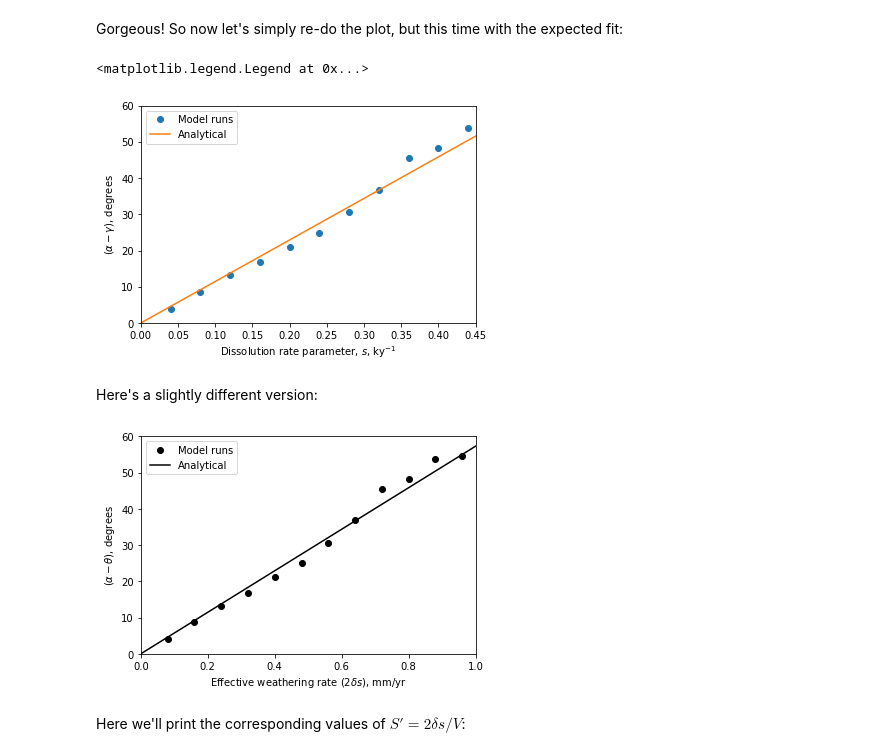
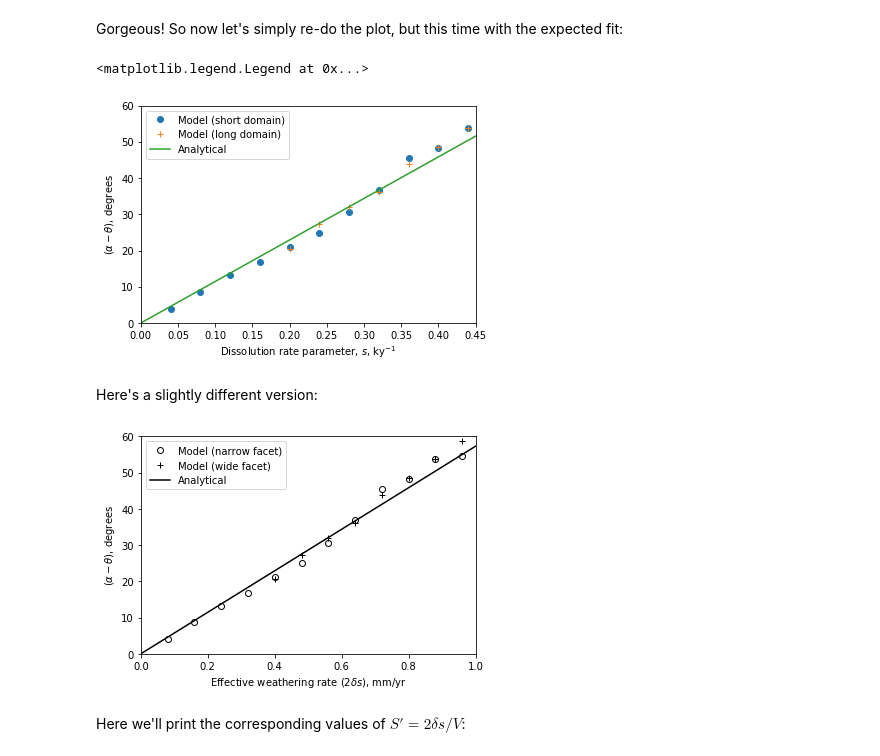
Before and after one commit to gregtucker/facetmorphology, a Jupyter notebook: DataAnalysis/fit_facet_angle_wxing_param.ipynb, the cells around one changed output. Drawn from its saved outputs; the diff is of its cells as text; code cells hidden in the pictures.

```diff
--- a/DataAnalysis/fit_facet_angle_wxing_param.ipynb
+++ b/DataAnalysis/fit_facet_angle_wxing_param.ipynb
@@ -50,3 +50,23 @@ Dissolution rate parameter (1/yr) Gradient (m/m) Slope angle (deg)
 0.0004 0.20656848025185617 11.671342495104037
 0.00044 0.10706918513524637 6.11133034512308
 0.00048 0.09597515674461617 5.482180025836164
+# %%
+filename = 'dissolution_long_domain20190311.csv'
+# %%
+# Count number of lines in file
+num_lines = len(open(filename).readlines(  ))
+
+# Create data arrays
+diss_param_long = np.zeros(num_lines - 2)  # skip 2 header lines
+facet_angle_long = np.zeros(num_lines - 2)
+
+# Read data
+with open(filename, 'r') as csvfile:
+    myreader = csv.reader(csvfile)
+    i = 0
+    for row in myreader:
+        print(' '.join(row))
+        if i >= 2:
+            diss_param_long[i-2] = row[0]
+            facet_angle_long[i-2] = row[2]
+        i += 1
@@ -116,35 +148,38 @@ print(b_exp)
 Gorgeous! So now let's simply re-do the plot, but this time with the expected fit:
 # %%
 plt.plot(1000.0 * diss_param, y, 'o')
+plt.plot(1000.0 * diss_param_long, 60.0 - facet_angle_long, '+')
 plt.plot([0.0, 0.45], [0.0, b_exp * 0.00045])
 plt.xlabel(r'Dissolution rate parameter, $s$, ky$^{-1}$')
-plt.ylabel(r'($\alpha - \gamma$), degrees')
+plt.ylabel(r'($\alpha - \theta$), degrees')
 plt.xlim([0, 0.45])
 plt.ylim([0, 60])
-plt.legend(['Model runs', 'Analytical'])
+plt.legend(['Model (short domain)', 'Model (long domain)', 'Analytical'])
 # %% [output]
 <matplotlib.legend.Legend at 0x...>
-[figure, old version]
+[figure, new version]
 # %% [markdown]
 Here's a slightly different version:
 # %%
 # expected weathering rate, mm/yr
 wx_exp = 2.0 * 1000.0 * delta * diss_param
+wx_exp_long = 2.0 * 1000.0 * delta * diss_param_long
 
 # 180 / (pi V): the coefficient for 2 delta s (instead of just s)
 # The factor of 1000.0 converts V to mm/yr (or m/ky)
 c = 180.0 / (np.pi * 1000.0 * V)
 
-plt.plot(wx_exp, y, 'ko')
+plt.plot(wx_exp, y, 'ko', fillstyle='none')
+plt.plot(wx_exp_long, 60.0 - facet_angle_long, 'k+')
 plt.plot([0.0, 1.0], [0.0, c], 'k')
 plt.xlabel(r'Effective weathering rate ($2 \delta s$), mm/yr')
 plt.ylabel(r'($\alpha - \theta$), degrees')
 plt.xlim([0, 1.0])
 plt.ylim([0, 60])
-plt.legend(['Model runs', 'Analytical'])
+plt.legend(['Model (narrow facet)', 'Model (wide facet)', 'Analytical'])
 plt.savefig('../modeling-shape-evolution/Figures/angle_vs_dissolution.pdf')
 # %% [output]
-[figure, old version]
+[figure, new version]
 # %% [markdown]
 Here we'll print the corresponding values of $S' = 2 \delta s / V$:
 # %%
```
Also changed, not shown: parts of 11 cells of this notebook, 3 other files.
